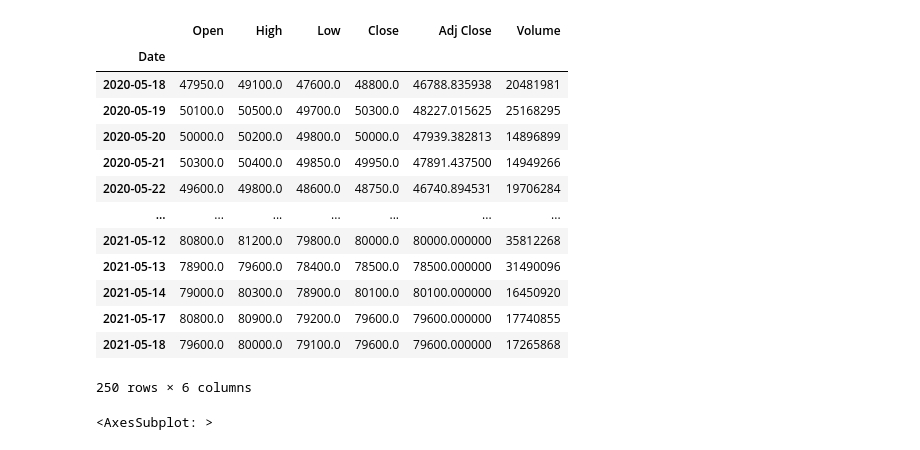
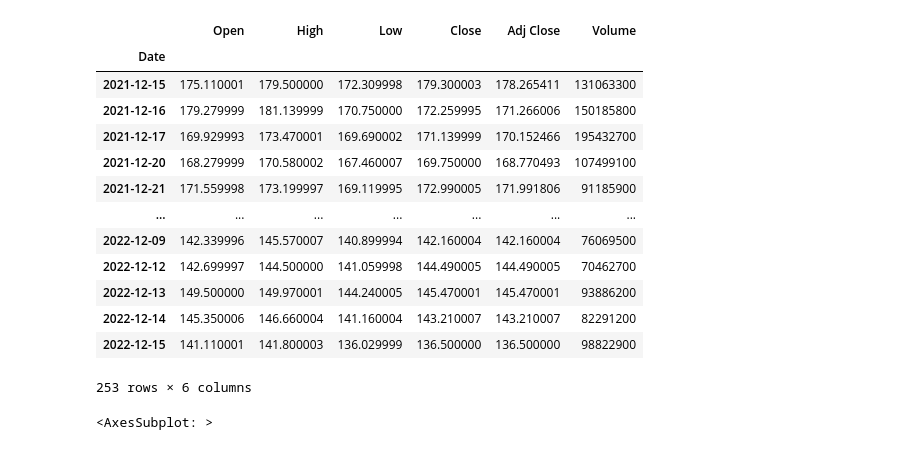
Before and after one commit to yong-again/lms_pj, a Jupyter notebook: project4/prediction_apple.ipynb, the cells around one changed output. Saved outputs shown, nothing was run; the diff lists cells and outputs as text; code cells hidden in the pictures.

```diff
--- a/project4/prediction_apple.ipynb
+++ b/project4/prediction_apple.ipynb
@@ -14,23 +14,23 @@ warnings.filterwarnings('ignore')
 from pmdarima.arima import auto_arima
 from statsmodels.tsa.stattools import adfuller
 # %%
-stock_df = pd.read_csv('./005930.KS.csv', sep=',', index_col='Date')
+stock_df = pd.read_csv('./AAPL.csv', sep=',', index_col='Date')
 stock_df
 # %% [output]
 |  | Open | High | Low | Close | Adj Close | Volume |
 | Date |  |  |  |  |  |  |
-| 2020-05-18 | 47950.0 | 49100.0 | 47600.0 | 48800.0 | 46788.835938 | 20481981 |
-| 2020-05-19 | 50100.0 | 50500.0 | 49700.0 | 50300.0 | 48227.015625 | 25168295 |
-| 2020-05-20 | 50000.0 | 50200.0 | 49800.0 | 50000.0 | 47939.382813 | 14896899 |
-| 2020-05-21 | 50300.0 | 50400.0 | 49850.0 | 49950.0 | 47891.437500 | 14949266 |
-| 2020-05-22 | 49600.0 | 49800.0 | 48600.0 | 48750.0 | 46740.894531 | 19706284 |
+| 2021-12-15 | 175.110001 | 179.500000 | 172.309998 | 179.300003 | 178.265411 | 131063300 |
+| 2021-12-16 | 179.279999 | 181.139999 | 170.750000 | 172.259995 | 171.266006 | 150185800 |
+| 2021-12-17 | 169.929993 | 173.470001 | 169.690002 | 171.139999 | 170.152466 | 195432700 |
+| 2021-12-20 | 168.279999 | 170.580002 | 167.460007 | 169.750000 | 168.770493 | 107499100 |
+| 2021-12-21 | 171.559998 | 173.199997 | 169.119995 | 172.990005 | 171.991806 | 91185900 |
 | ... | ... | ... | ... | ... | ... | ... |
-| 2021-05-12 | 80800.0 | 81200.0 | 79800.0 | 80000.0 | 80000.000000 | 35812268 |
-| 2021-05-13 | 78900.0 | 79600.0 | 78400.0 | 78500.0 | 78500.000000 | 31490096 |
-| 2021-05-14 | 79000.0 | 80300.0 | 78900.0 | 80100.0 | 80100.000000 | 16450920 |
-| 2021-05-17 | 80800.0 | 80900.0 | 79200.0 | 79600.0 | 79600.000000 | 17740855 |
-| 2021-05-18 | 79600.0 | 80000.0 | 79100.0 | 79600.0 | 79600.000000 | 17265868 |
+| 2022-12-09 | 142.339996 | 145.570007 | 140.899994 | 142.160004 | 142.160004 | 76069500 |
+| 2022-12-12 | 142.699997 | 144.500000 | 141.059998 | 144.490005 | 144.490005 | 70462700 |
+| 2022-12-13 | 149.500000 | 149.970001 | 144.240005 | 145.470001 | 145.470001 | 93886200 |
+| 2022-12-14 | 145.350006 | 146.660004 | 141.160004 | 143.210007 | 143.210007 | 82291200 |
+| 2022-12-15 | 141.110001 | 141.800003 | 136.029999 | 136.500000 | 136.500000 | 98822900 |
-250 rows × 6 columns
+253 rows × 6 columns
 # %%
 msno.matrix(stock_df)
 # %% [output]
```
Also changed, not shown: parts of 8 cells of this notebook, 1 other file.
